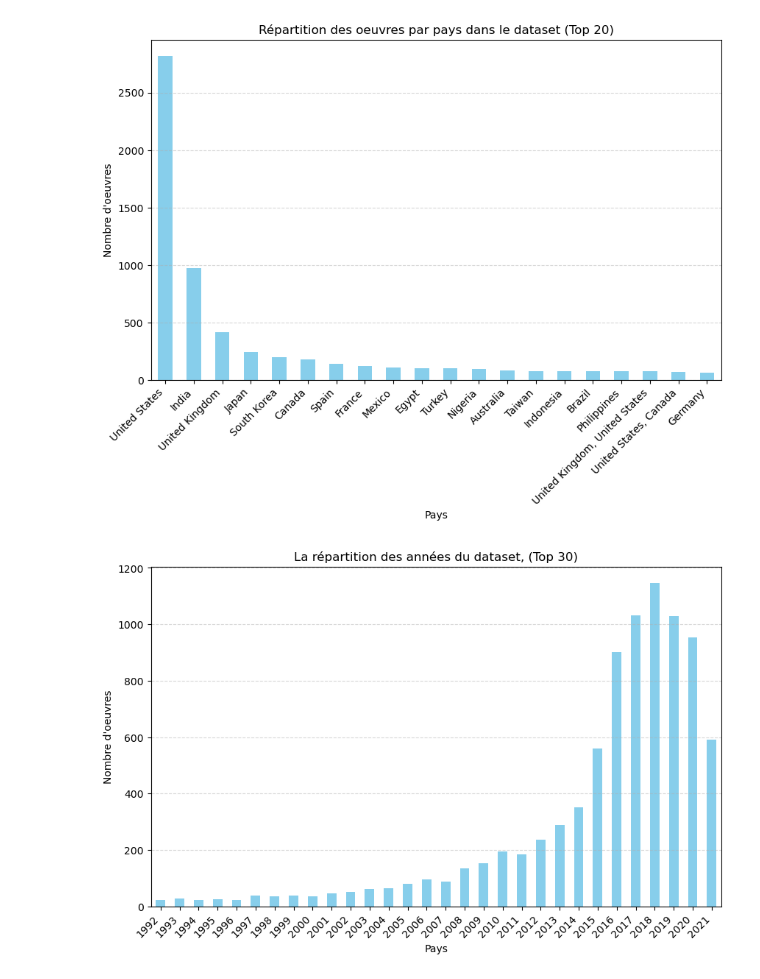
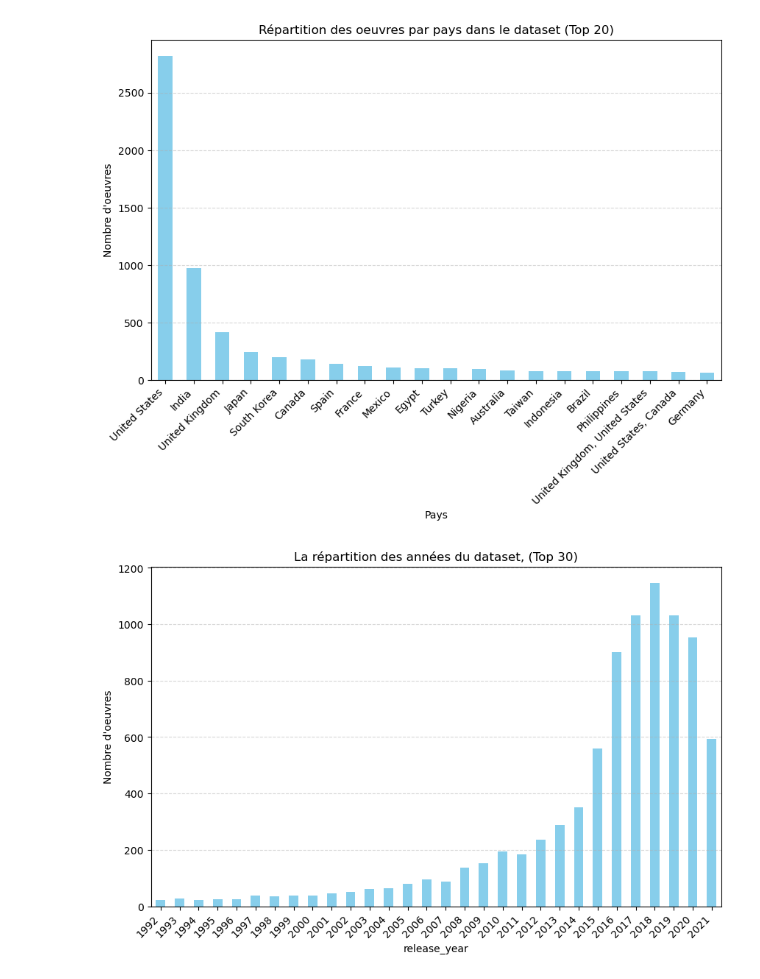
Before and after one commit to leo-carrey/Netflix-Insights, a Jupyter notebook: Netflix_Data_Analysis.ipynb, the cells around one changed output. Cells and saved outputs as stored; diff of their text form; code cells hidden in the pictures.

```diff
--- a/Netflix_Data_Analysis.ipynb
+++ b/Netflix_Data_Analysis.ipynb
@@ -278,13 +277,13 @@ plt.show()
 # %%
 year_counts = data_frame['release_year'].value_counts().sort_index().tail(30)
 
 plt.figure(figsize=(10, 6))
 year_counts.plot(kind='bar', color='skyblue')
 plt.title('La répartition des années du dataset, (Top 30)')
-plt.xlabel('Pays')
+plt.xlabel('release_year')
 plt.ylabel("Nombre d'oeuvres")
 plt.xticks(rotation=45, ha='right')
 plt.grid(axis='y', linestyle='--', alpha=0.5)
 plt.show()
 # %% [output]
-[figure, old version]
+[figure, new version]
```
Also changed, not shown: parts of 9 cells of this notebook.
